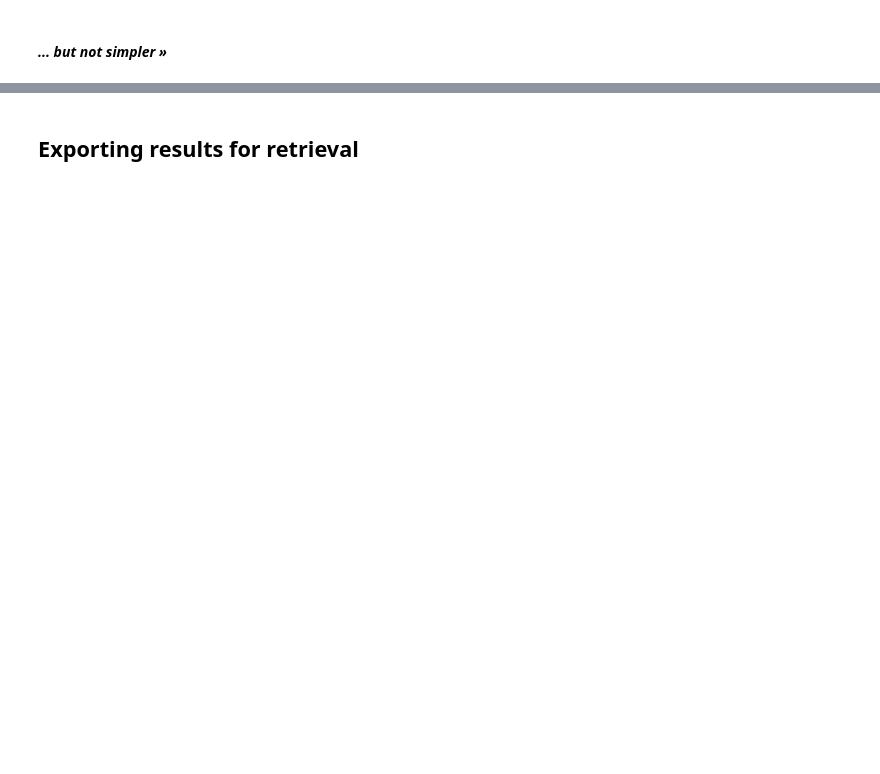
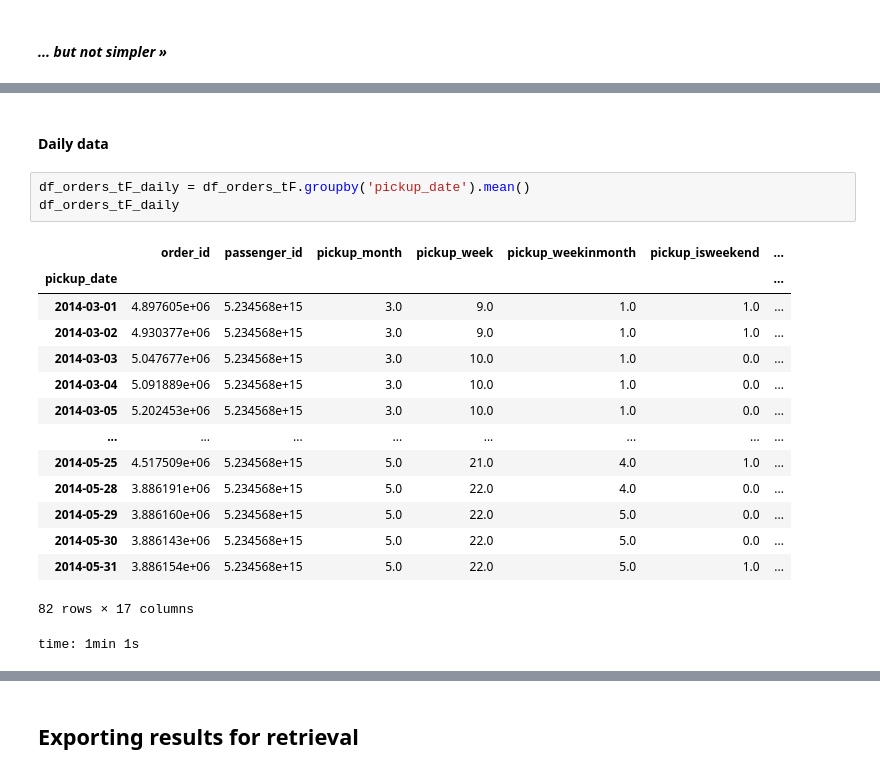
Before and after one commit to isis-santos-costa/99_Challenge, a Jupyter notebook: 99__DataTransformation3F.ipynb, the cells around one changed output, grey strips where cells are left out. Drawn from its saved outputs; the diff is of its cells as text; blank space fills up the shorter version.

```diff
--- a/99__DataTransformation3F.ipynb
+++ b/99__DataTransformation3F.ipynb
@@ -557,0 +914,21 @@ def get_address(lat,lng):
+# %% [markdown]
+#### Daily data
+# %%
+df_orders_tF_daily = df_orders_tF.groupby('pickup_date').mean()
+df_orders_tF_daily
+# %% [output]
+|  | order_id | passenger_id | pickup_month | pickup_week | pickup_weekinmonth | pickup_isweekend | ... |
+| pickup_date |  |  |  |  |  |  | ... |
+| 2014-03-01 | 4.897605e+06 | 5.234568e+15 | 3.0 | 9.0 | 1.0 | 1.0 | ... |
+| 2014-03-02 | 4.930377e+06 | 5.234568e+15 | 3.0 | 9.0 | 1.0 | 1.0 | ... |
+| 2014-03-03 | 5.047677e+06 | 5.234568e+15 | 3.0 | 10.0 | 1.0 | 0.0 | ... |
+| 2014-03-04 | 5.091889e+06 | 5.234568e+15 | 3.0 | 10.0 | 1.0 | 0.0 | ... |
+| 2014-03-05 | 5.202453e+06 | 5.234568e+15 | 3.0 | 10.0 | 1.0 | 0.0 | ... |
+| ... | ... | ... | ... | ... | ... | ... | ... |
+| 2014-05-25 | 4.517509e+06 | 5.234568e+15 | 5.0 | 21.0 | 4.0 | 1.0 | ... |
+| 2014-05-28 | 3.886191e+06 | 5.234568e+15 | 5.0 | 22.0 | 4.0 | 0.0 | ... |
+| 2014-05-29 | 3.886160e+06 | 5.234568e+15 | 5.0 | 22.0 | 5.0 | 0.0 | ... |
+| 2014-05-30 | 3.886143e+06 | 5.234568e+15 | 5.0 | 22.0 | 5.0 | 0.0 | ... |
+| 2014-05-31 | 3.886154e+06 | 5.234568e+15 | 5.0 | 22.0 | 5.0 | 1.0 | ... |
+82 rows × 17 columns
+time: 1min 1s
```
Also changed, not shown: parts of 95 cells of this notebook.
